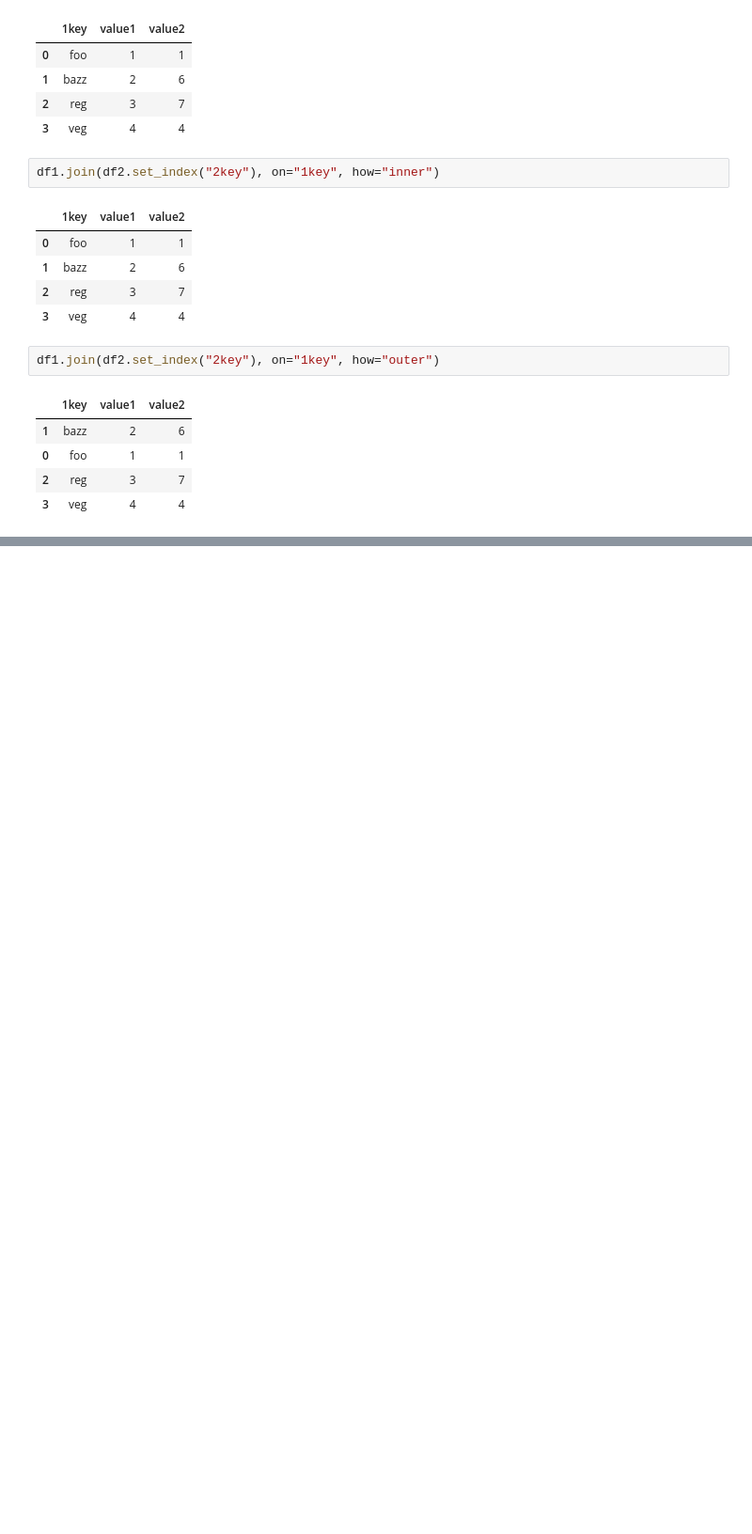
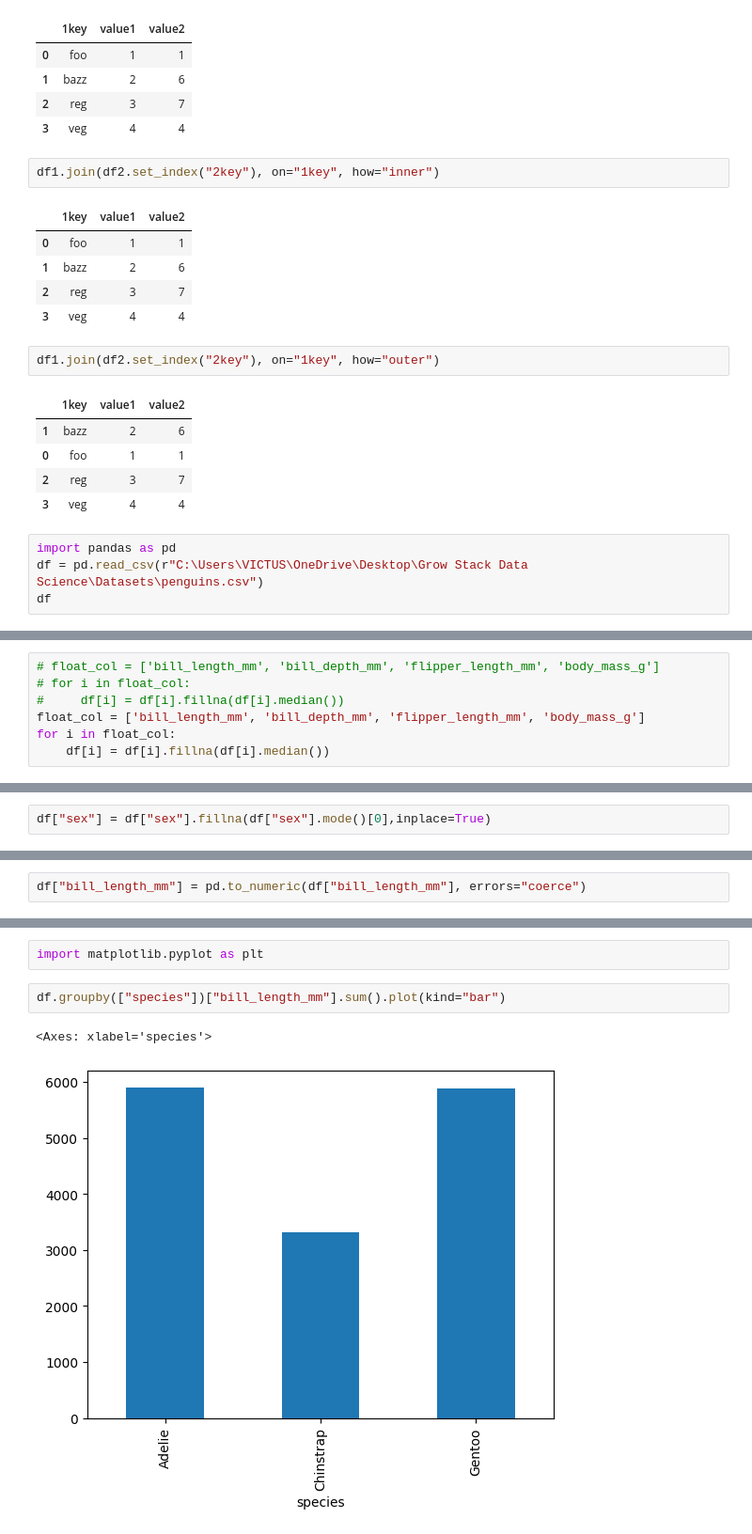
Before and after one commit to Dashrath7489/python, a Jupyter notebook: Pandas/pandas.ipynb, the cells around one changed output, grey strips where cells are left out. Shown at 94% size. Cells and saved outputs as stored; diff of their text form; blank space fills up the shorter version.

```diff
--- a/Pandas/pandas.ipynb
+++ b/Pandas/pandas.ipynb
@@ -735,3 +735,7 @@ df1.join(df2.set_index("2key"), on="1key", how="outer")
 | 0 | foo | 1 | 1 |
 | 2 | reg | 3 | 7 |
 | 3 | veg | 4 | 4 |
+# %%
+import pandas as pd
+df = pd.read_csv(r"C:\Users\VICTUS\OneDrive\Desktop\Grow Stack Data Science\Datasets\penguins.csv")
+df
@@ -737,0 +867,7 @@ df1.join(df2.set_index("2key"), on="1key", how="outer")
+# %%
+# float_col = ['bill_length_mm', 'bill_depth_mm', 'flipper_length_mm', 'body_mass_g']
+# for i in float_col:
+#     df[i] = df[i].fillna(df[i].median())
+float_col = ['bill_length_mm', 'bill_depth_mm', 'flipper_length_mm', 'body_mass_g']
+for i in float_col:
+    df[i] = df[i].fillna(df[i].median())
@@ -737,0 +887,2 @@ df1.join(df2.set_index("2key"), on="1key", how="outer")
+# %%
+df["sex"] = df["sex"].fillna(df["sex"].mode()[0],inplace=True)
@@ -737,0 +940,2 @@ df1.join(df2.set_index("2key"), on="1key", how="outer")
+# %%
+df["bill_length_mm"] = pd.to_numeric(df["bill_length_mm"], errors="coerce")
@@ -737,0 +1036,7 @@ df1.join(df2.set_index("2key"), on="1key", how="outer")
+# %%
+import matplotlib.pyplot as plt
+# %%
+df.groupby(["species"])["bill_length_mm"].sum().plot(kind="bar")
+# %% [output]
+<Axes: xlabel='species'>
+[figure, added]
```
Also changed, not shown: parts of 27 cells of this notebook.
